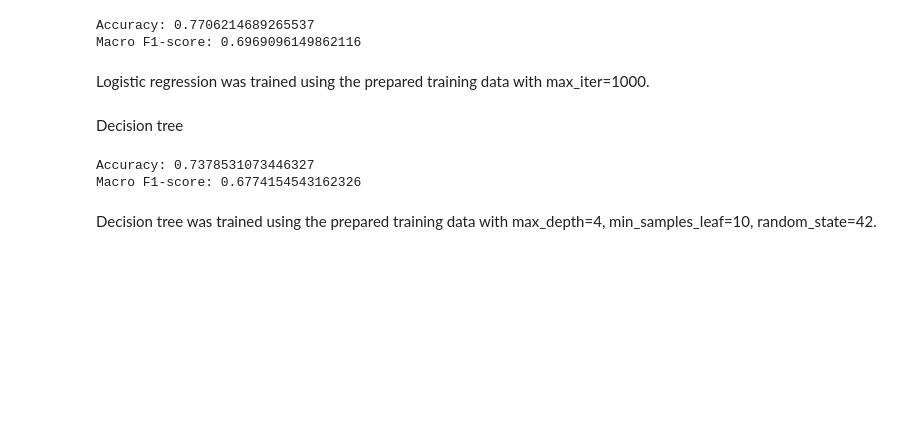
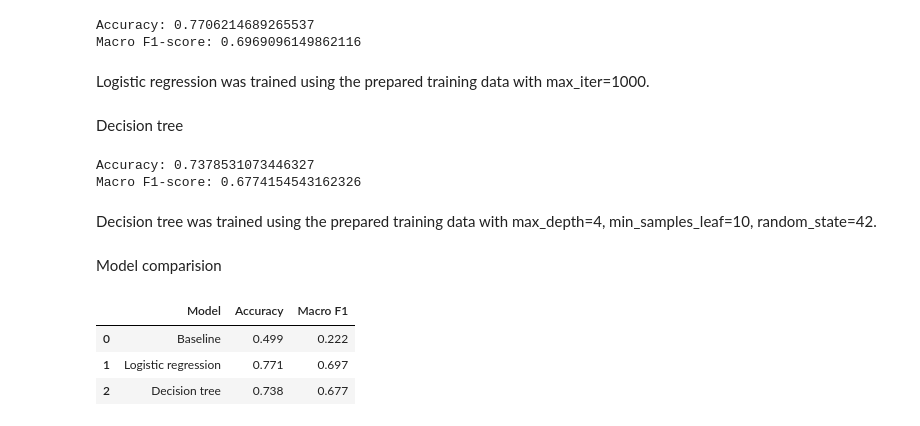
Before and after one commit to alina012345/student-dropout-ml-project, a Jupyter notebook: 01_data_and_baseline.ipynb, the cells around one changed output. Cells and saved outputs as stored; diff of their text form; code cells hidden in the pictures; blank space fills up the shorter version.

```diff
--- a/01_data_and_baseline.ipynb
+++ b/01_data_and_baseline.ipynb
@@ -396,3 +396,26 @@ Accuracy: 0.7378531073446327
 Macro F1-score: 0.6774154543162326
 # %% [markdown]
 Decision tree was trained using the prepared training data with max_depth=4, min_samples_leaf=10, random_state=42.
+# %% [markdown]
+Model comparision
+# %%
+results = pd.DataFrame({
+    "Model": ["Baseline", "Logistic regression", "Decision tree"],
+    "Accuracy": [
+        accuracy_score(y_test, y_pred),
+        accuracy_score(y_test, logistic_pred),
+        accuracy_score(y_test, tree_pred)
+    ],
+    "Macro F1": [
+        f1_score(y_test, y_pred, average="macro"),
+        f1_score(y_test, logistic_pred, average="macro"),
+        f1_score(y_test, tree_pred, average="macro")
+    ]
+})
+
+display(results.round(3))
+# %% [output]
+|  | Model | Accuracy | Macro F1 |
+| 0 | Baseline | 0.499 | 0.222 |
+| 1 | Logistic regression | 0.771 | 0.697 |
+| 2 | Decision tree | 0.738 | 0.677 |
```
Also changed, not shown: parts of 2 cells of this notebook.
